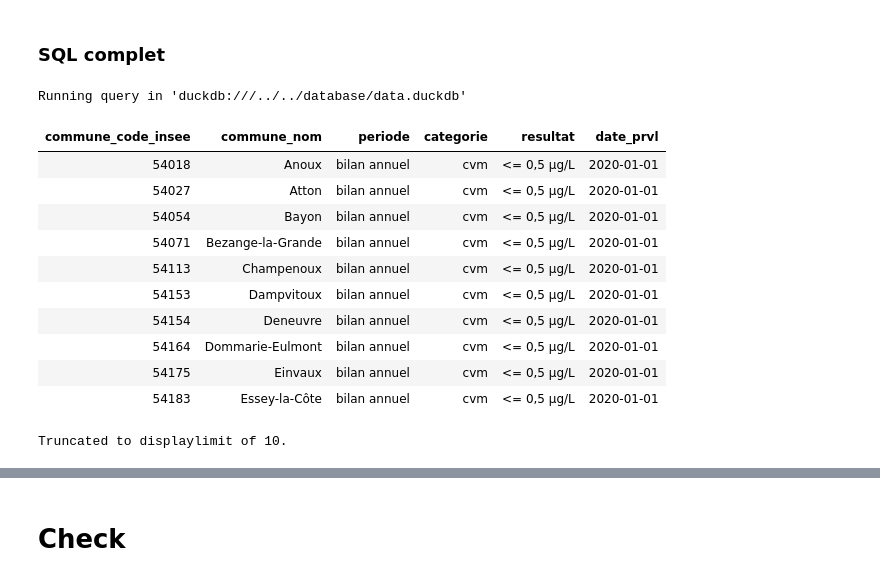
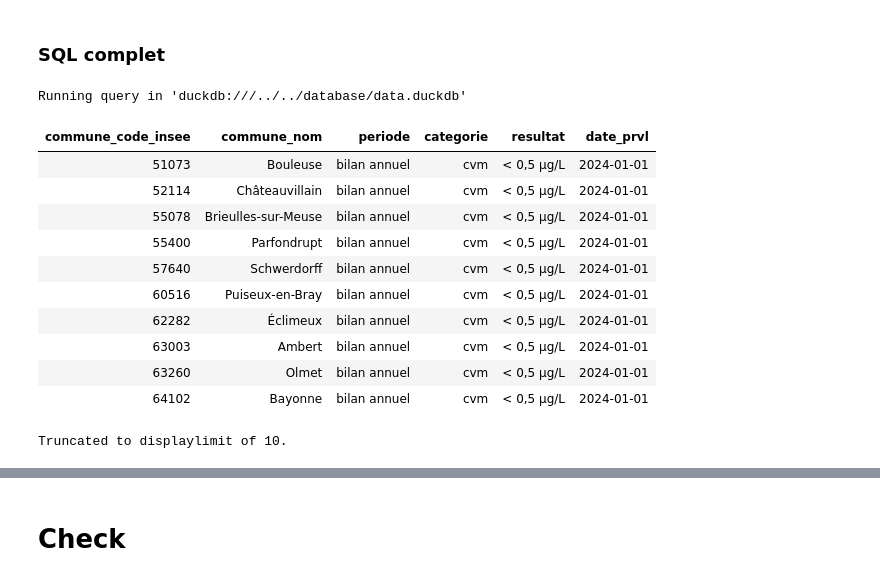
Before and after one commit to dataforgoodfr/13_pollution_eau, a Jupyter notebook: analytics/notebooks/cvm_calcul_conformite_par_commune-MAJ.ipynb, the cells around one changed output, grey strips where cells are left out. Saved outputs shown, nothing was run; the diff lists cells and outputs as text; code cells hidden in the pictures.

Commit message:
fix: error CASE WHEN

```diff
--- a/analytics/notebooks/cvm_calcul_conformite_par_commune-MAJ.ipynb
+++ b/analytics/notebooks/cvm_calcul_conformite_par_commune-MAJ.ipynb
@@ -258,17 +287,15 @@ list_communes_uid AS (
             com.de_partition = annees.annee
 ),
 
-
-
 communes_year AS (
     SELECT
         de_partition AS annee,
         categorie,
+        cdparametresiseeaux,
         inseecommune,
         sum(1) AS nb_analyses,
-        sum(CASE WHEN valtraduite = 0 THEN 'jamais quantifié'
-                 WHEN valtraduite = 1 THEN 'jamais quantifié'
-                 -- Pas de données qrana dans int__resultats_udi_communes: A ajouter ??
+        sum(CASE
+            WHEN valtraduite = 0 OR valtraduite = 1 OR valtraduite IS NULL
                 THEN 1
             ELSE 0
         END) AS nb_analyses_not_quantify,
@@ -291,34 +318,35 @@ communes_year AS (
     GROUP BY
         annee,
         categorie,
+        cdparametresiseeaux,
         inseecommune
 ),
 
-int__resultats_communes AS (
+resultats_cvm AS (
     SELECT
-        annee,
-        inseecommune,
-        categorie,
-        coalesce(nb_analyses, 0) AS nb_analyses,
-        coalesce(nb_analyses_not_quantify, 0) AS nb_analyses_not_quantify,
-        coalesce(nb_analyses_not_ok, 0) AS nb_analyses_not_ok,
-        coalesce(nb_analyses_ok, 0) AS nb_analyses_ok,
+        communes_year.annee,
+        communes_year.inseecommune,
+        communes_year.categorie,
+        communes_year.cdparametresiseeaux,
+        'bilan annuel' AS periode,
+        nb_analyses,
+        nb_analyses_not_quantify,
+       nb_analyses_not_ok,
+       nb_analyses_ok,
         CASE
-            WHEN coalesce(nb_analyses, 0) = 0 THEN 'Pas recherché'
+            WHEN communes_year.nb_analyses = 0
+                THEN 'Pas recherché'
             WHEN
-                coalesce(nb_analyses_not_quantify, 0) > 0 AND coalesce(nb_analyses_ok, 0) = 0
-                THEN 'jamais quantifié'
+                communes_year.nb_analyses_not_quantify > 0
+                AND communes_year.nb_analyses_ok = 0
+                THEN 'non quantifié'
             WHEN
-                categorie = 'cvm'
-                AND coalesce(nb_analyses, 0) > 0
-                AND coalesce(nb_analyses_not_ok, 0) > 1
-                THEN '> 0,5 µg/L'
-            WHEN
-                categorie = 'cvm'
-                AND coalesce(nb_analyses, 0) > 0
-                AND coalesce(nb_analyses_ok, 0) > 0
-                THEN '<= 0,5 µg/L'
-            ELSE 'Not CVM - other'
+                communes_year.nb_analyses > 0
+                AND communes_year.nb_analyses_not_ok >= 1
+                THEN '>= 0,5 µg/L'
+            WHEN communes_year.nb_analyses > 0 AND communes_year.nb_analyses_ok >= 1
+                THEN '< 0,5 µg/L'
+            ELSE 'Check SQL'
         END AS resultat
     FROM
         communes_year
@@ -329,59 +357,59 @@ int__resultats_all_communes AS (
         list_communes_uid.annee,
         list_communes_uid.inseecommune,
         list_communes_uid.categorie,
-        coalesce(int__resultats_communes.nb_analyses, 0) AS nb_analyses,
-        coalesce(int__resultats_communes.nb_analyses_not_ok, 0)
+        coalesce(resultats_cvm.nb_analyses, 0) AS nb_analyses,
+        coalesce(resultats_cvm.nb_analyses_not_ok, 0)
             AS nb_analyses_not_ok,
-        coalesce(int__resultats_communes.nb_analyses_ok, 0) AS nb_analyses_ok,
-        coalesce(int__resultats_communes.resultat, 'Pas recherché') AS resultat
+        coalesce(resultats_cvm.nb_analyses_ok, 0) AS nb_analyses_ok,
+        coalesce(resultats_cvm.resultat, 'Pas recherché') AS resultat
     FROM
         list_communes_uid
     LEFT JOIN
-        int__resultats_communes
+        resultats_cvm
         ON
-            list_communes_uid.annee = int__resultats_communes.annee
-            AND  list_communes_uid.categorie  =  int__resultats_communes.categorie
+            list_communes_uid.annee = resultats_cvm.annee
+            AND  list_communes_uid.categorie  =  resultats_cvm.categorie
             AND list_communes_uid.inseecommune
-            = int__resultats_communes.inseecommune
+            = resultats_cvm.inseecommune
 ),
 
 cog AS (
     SELECT
         dep AS code_departement,
         reg AS code_region,
         com AS inseecommune,
         libelle AS commune_nom
     FROM
         stg_communes__cog
     WHERE
         typecom = 'COM'
 )
 
 SELECT
     int__resultats_all_communes.inseecommune AS commune_code_insee,
     cog.commune_nom,
     'bilan annuel' AS periode,
     int__resultats_all_communes.categorie,
     int__resultats_all_communes.resultat,
     cast(concat(int__resultats_all_communes.annee, '-01-01') AS DATE)
         AS date_prvl
 FROM
     int__resultats_all_communes
 LEFT JOIN
     cog
     ON
         int__resultats_all_communes.inseecommune = cog.inseecommune
 # %% [output]
 Running query in 'duckdb:///../../database/data.duckdb'
 | commune_code_insee | commune_nom | periode | categorie | resultat | date_prvl |
-| 54018 | Anoux | bilan annuel | cvm | <= 0,5 µg/L | 2020-01-01 |
-| 54027 | Atton | bilan annuel | cvm | <= 0,5 µg/L | 2020-01-01 |
-| 54054 | Bayon | bilan annuel | cvm | <= 0,5 µg/L | 2020-01-01 |
-| 54071 | Bezange-la-Grande | bilan annuel | cvm | <= 0,5 µg/L | 2020-01-01 |
-| 54113 | Champenoux | bilan annuel | cvm | <= 0,5 µg/L | 2020-01-01 |
-| 54153 | Dampvitoux | bilan annuel | cvm | <= 0,5 µg/L | 2020-01-01 |
-| 54154 | Deneuvre | bilan annuel | cvm | <= 0,5 µg/L | 2020-01-01 |
-| 54164 | Dommarie-Eulmont | bilan annuel | cvm | <= 0,5 µg/L | 2020-01-01 |
-| 54175 | Einvaux | bilan annuel | cvm | <= 0,5 µg/L | 2020-01-01 |
-| 54183 | Essey-la-Côte | bilan annuel | cvm | <= 0,5 µg/L | 2020-01-01 |
+| 51073 | Bouleuse | bilan annuel | cvm | < 0,5 µg/L | 2024-01-01 |
+| 52114 | Châteauvillain | bilan annuel | cvm | < 0,5 µg/L | 2024-01-01 |
+| 55078 | Brieulles-sur-Meuse | bilan annuel | cvm | < 0,5 µg/L | 2024-01-01 |
+| 55400 | Parfondrupt | bilan annuel | cvm | < 0,5 µg/L | 2024-01-01 |
+| 57640 | Schwerdorff | bilan annuel | cvm | < 0,5 µg/L | 2024-01-01 |
+| 60516 | Puiseux-en-Bray | bilan annuel | cvm | < 0,5 µg/L | 2024-01-01 |
+| 62282 | Éclimeux | bilan annuel | cvm | < 0,5 µg/L | 2024-01-01 |
+| 63003 | Ambert | bilan annuel | cvm | < 0,5 µg/L | 2024-01-01 |
+| 63260 | Olmet | bilan annuel | cvm | < 0,5 µg/L | 2024-01-01 |
+| 64102 | Bayonne | bilan annuel | cvm | < 0,5 µg/L | 2024-01-01 |
 Truncated to displaylimit of 10.
```
Also changed, not shown: parts of 18 cells of this notebook, 2 other files.
